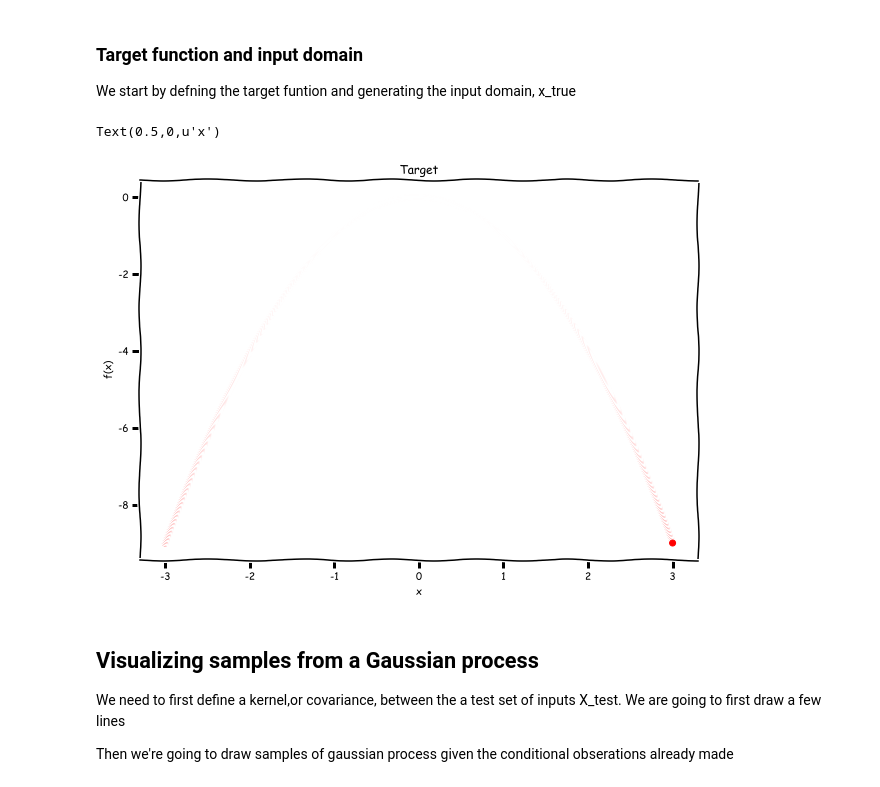
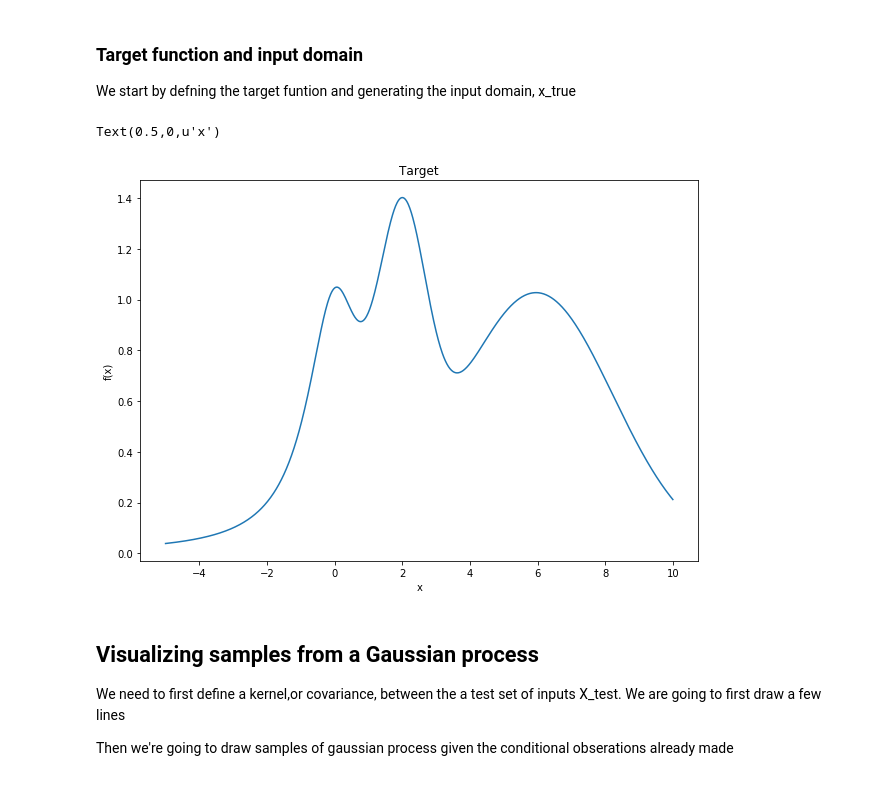
Before and after one commit to JacobRawling/BayesianOptimization, a Jupyter notebook: worked_example.ipynb, the cells around one changed output. Cells and saved outputs as stored; diff of their text form; code cells hidden in the pictures.

```diff
--- a/worked_example.ipynb
+++ b/worked_example.ipynb
@@ -16,25 +16,25 @@ We start by defning the target funtion and generating the input domain, x_true
 # %%
 # Define the function we're trying to minimize
 def f(x):
-    return -x**2
+    return x**2
+
+def f(x):
+    return np.exp(-(x - 2)**2) + np.exp(-(x - 6)**2/10) + 1/ (x**2 + 1)
 
 # define a set of measurmenets
-min_x,max_x, n_samples = -3,3,4
+min_x,max_x, n_samples = -5,10,4
 # True distirubtuion
 X_true =  np.linspace(min_x,max_x,1000)
 f_x_true = [f(x) for x in X_true]
 
 # PSeudo data, we made n_sample measurements
-X =  np.linspace(min_x,max_x,n_samples)
-f_x = [f(x) for x in X]
-
-plt.plot(X_true,f_x_true,'ro')
+plt.plot(X_true,f_x_true)
 plt.title('Target')
 plt.ylabel('f(x)')
 plt.xlabel('x')
 # %% [output]
 Text(0.5,0,u'x')
-[figure, old version]
+[figure, new version]
 # %% [markdown]
 ## Visualizing samples from a Gaussian process
 
```
Also changed, not shown: parts of 6 cells of this notebook.
